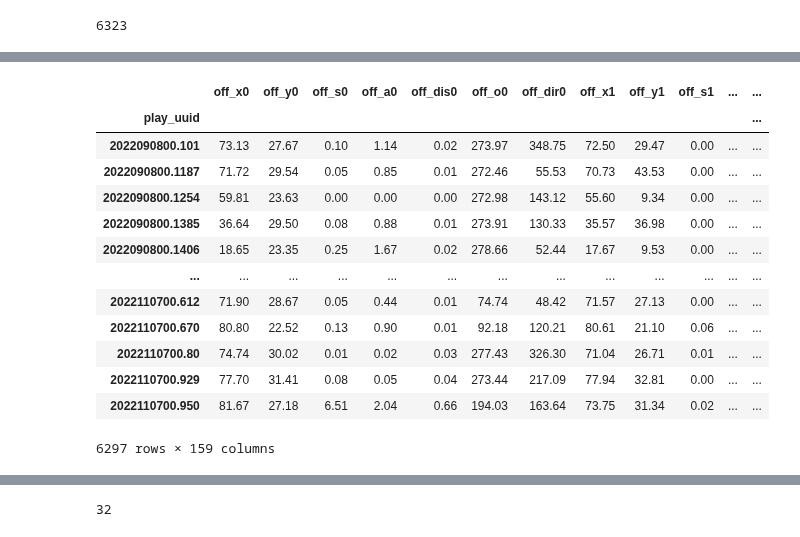
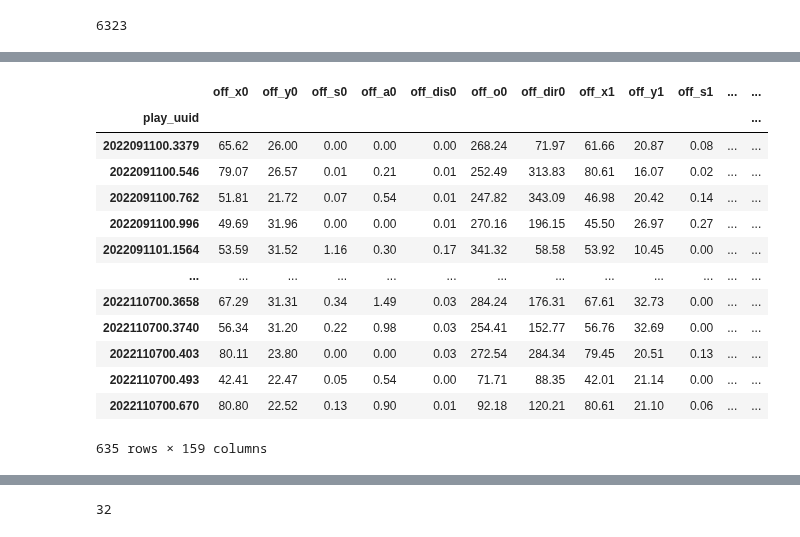
Before and after one commit to rfe123/umn_data_project_004, a Jupyter notebook: nfl_data_sqlite_processing.ipynb, the cells around one changed output, grey strips where cells are left out. Drawn from its saved outputs; the diff is of its cells as text; code cells hidden in the pictures.

```diff
--- a/nfl_data_sqlite_processing.ipynb
+++ b/nfl_data_sqlite_processing.ipynb
@@ -588,2 +600,2 @@ len(snap_ids)
 # %%
-snap_ids = [snap_id for snap_id in snap_ids if snap_id in plays_df.index]
+snap_ids = [snap_id for snap_id in snap_ids if snap_id in third_down_plays_df.index]
@@ -639,7 +708,7 @@ team_frames_dict = []
 
 for play_id in snap_ids:
     snap_frame = ball_snap_df.loc[(ball_snap_df['play_uuid'] == play_id)]
-    play = plays_df.loc[play_id]
+    play = third_down_plays_df.loc[play_id]
     frame_dict = {'play_uuid': play_id}
 
     #print(f"{play_id}: {play['possessionTeam']} {play['defensiveTeam']}")
@@ -654,42 +723,42 @@ for play_id in snap_ids:
         frame_dict['off_y' + str(i)] = off_players.iloc[i]['y']
         frame_dict['off_s' + str(i)] = off_players.iloc[i]['s']
         frame_dict['off_a' + str(i)] = off_players.iloc[i]['a']
         frame_dict['off_dis' + str(i)] = off_players.iloc[i]['dis']
         frame_dict['off_o' + str(i)] = off_players.iloc[i]['o']
         frame_dict['off_dir' + str(i)] = off_players.iloc[i]['dir']
 
     for j in range(len(def_players)):
         frame_dict['def_x' + str(j)] = def_players.iloc[j]['x']
         frame_dict['def_y' + str(j)] = def_players.iloc[j]['y']
         frame_dict['def_s' + str(j)] = def_players.iloc[j]['s']
         frame_dict['def_a' + str(j)] = def_players.iloc[j]['a']
         frame_dict['def_dis' + str(j)] = def_players.iloc[j]['dis']
         frame_dict['def_o' + str(j)] = def_players.iloc[j]['o']
         frame_dict['def_dir' + str(j)] = def_players.iloc[j]['dir']
 
     for k in range(len(ball_position)):
         frame_dict['ball_x'] = ball_position.iloc[0]['x']
         frame_dict['ball_y'] = ball_position.iloc[0]['y']
         frame_dict['ball_s'] = ball_position.iloc[0]['s']
         frame_dict['ball_a'] = ball_position.iloc[0]['a']
         frame_dict['ball_dis'] = ball_position.iloc[0]['dis']
 
     team_frames_dict.append(frame_dict)
 
 transposed_team_frames_df = pd.DataFrame(team_frames_dict).set_index('play_uuid').dropna()
 transposed_team_frames_df
 # %% [output]
 |  | off_x0 | off_y0 | off_s0 | off_a0 | off_dis0 | off_o0 | off_dir0 | off_x1 | off_y1 | off_s1 | ... | ... |
 | play_uuid |  |  |  |  |  |  |  |  |  |  |  | ... |
-| 2022090800.101 | 73.13 | 27.67 | 0.10 | 1.14 | 0.02 | 273.97 | 348.75 | 72.50 | 29.47 | 0.00 | ... | ... |
-| 2022090800.1187 | 71.72 | 29.54 | 0.05 | 0.85 | 0.01 | 272.46 | 55.53 | 70.73 | 43.53 | 0.00 | ... | ... |
-| 2022090800.1254 | 59.81 | 23.63 | 0.00 | 0.00 | 0.00 | 272.98 | 143.12 | 55.60 | 9.34 | 0.00 | ... | ... |
-| 2022090800.1385 | 36.64 | 29.50 | 0.08 | 0.88 | 0.01 | 273.91 | 130.33 | 35.57 | 36.98 | 0.00 | ... | ... |
-| 2022090800.1406 | 18.65 | 23.35 | 0.25 | 1.67 | 0.02 | 278.66 | 52.44 | 17.67 | 9.53 | 0.00 | ... | ... |
+| 2022091100.3379 | 65.62 | 26.00 | 0.00 | 0.00 | 0.00 | 268.24 | 71.97 | 61.66 | 20.87 | 0.08 | ... | ... |
+| 2022091100.546 | 79.07 | 26.57 | 0.01 | 0.21 | 0.01 | 252.49 | 313.83 | 80.61 | 16.07 | 0.02 | ... | ... |
+| 2022091100.762 | 51.81 | 21.72 | 0.07 | 0.54 | 0.01 | 247.82 | 343.09 | 46.98 | 20.42 | 0.14 | ... | ... |
+| 2022091100.996 | 49.69 | 31.96 | 0.00 | 0.00 | 0.01 | 270.16 | 196.15 | 45.50 | 26.97 | 0.27 | ... | ... |
+| 2022091101.1564 | 53.59 | 31.52 | 1.16 | 0.30 | 0.17 | 341.32 | 58.58 | 53.92 | 10.45 | 0.00 | ... | ... |
 | ... | ... | ... | ... | ... | ... | ... | ... | ... | ... | ... | ... | ... |
-| 2022110700.612 | 71.90 | 28.67 | 0.05 | 0.44 | 0.01 | 74.74 | 48.42 | 71.57 | 27.13 | 0.00 | ... | ... |
+| 2022110700.3658 | 67.29 | 31.31 | 0.34 | 1.49 | 0.03 | 284.24 | 176.31 | 67.61 | 32.73 | 0.00 | ... | ... |
+| 2022110700.3740 | 56.34 | 31.20 | 0.22 | 0.98 | 0.03 | 254.41 | 152.77 | 56.76 | 32.69 | 0.00 | ... | ... |
+| 2022110700.403 | 80.11 | 23.80 | 0.00 | 0.00 | 0.03 | 272.54 | 284.34 | 79.45 | 20.51 | 0.13 | ... | ... |
+| 2022110700.493 | 42.41 | 22.47 | 0.05 | 0.54 | 0.00 | 71.71 | 88.35 | 42.01 | 21.14 | 0.00 | ... | ... |
 | 2022110700.670 | 80.80 | 22.52 | 0.13 | 0.90 | 0.01 | 92.18 | 120.21 | 80.61 | 21.10 | 0.06 | ... | ... |
-| 2022110700.80 | 74.74 | 30.02 | 0.01 | 0.02 | 0.03 | 277.43 | 326.30 | 71.04 | 26.71 | 0.01 | ... | ... |
-| 2022110700.929 | 77.70 | 31.41 | 0.08 | 0.05 | 0.04 | 273.44 | 217.09 | 77.94 | 32.81 | 0.00 | ... | ... |
-| 2022110700.950 | 81.67 | 27.18 | 6.51 | 2.04 | 0.66 | 194.03 | 163.64 | 73.75 | 31.34 | 0.02 | ... | ... |
-6297 rows × 159 columns
+635 rows × 159 columns
```
Also changed, not shown: parts of 25 cells of this notebook, 6 other files.
